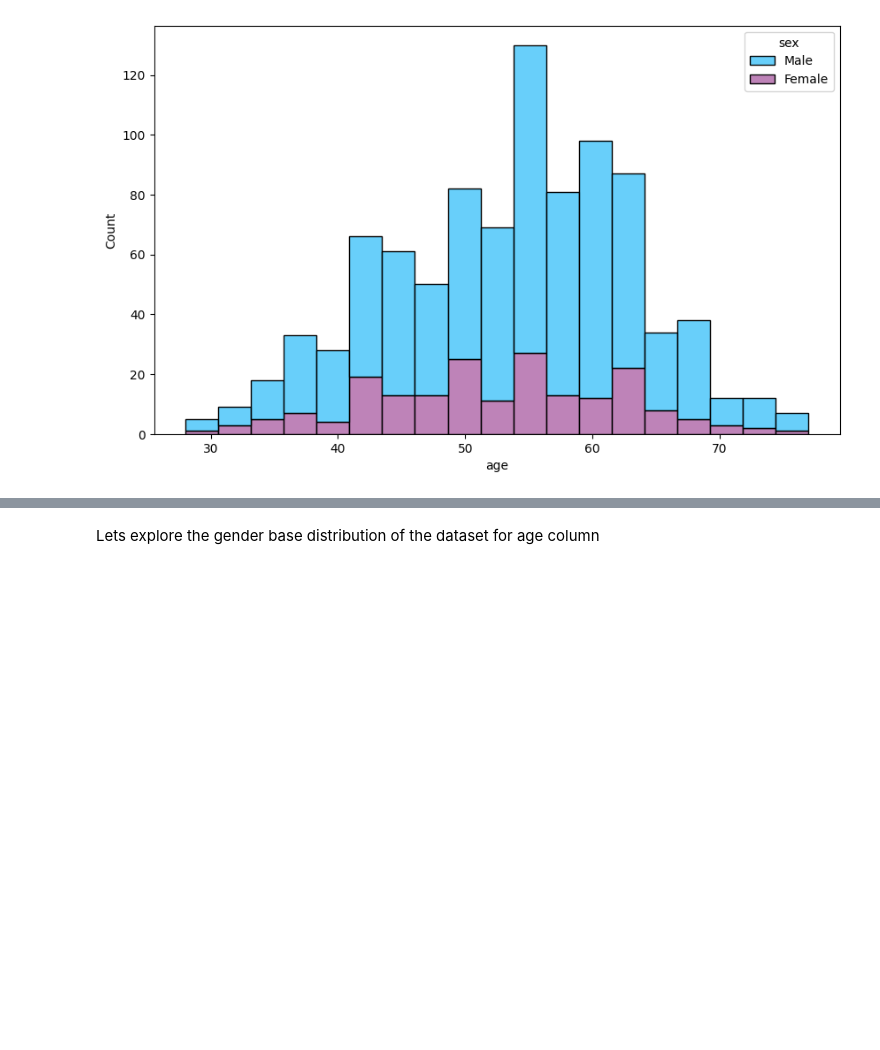
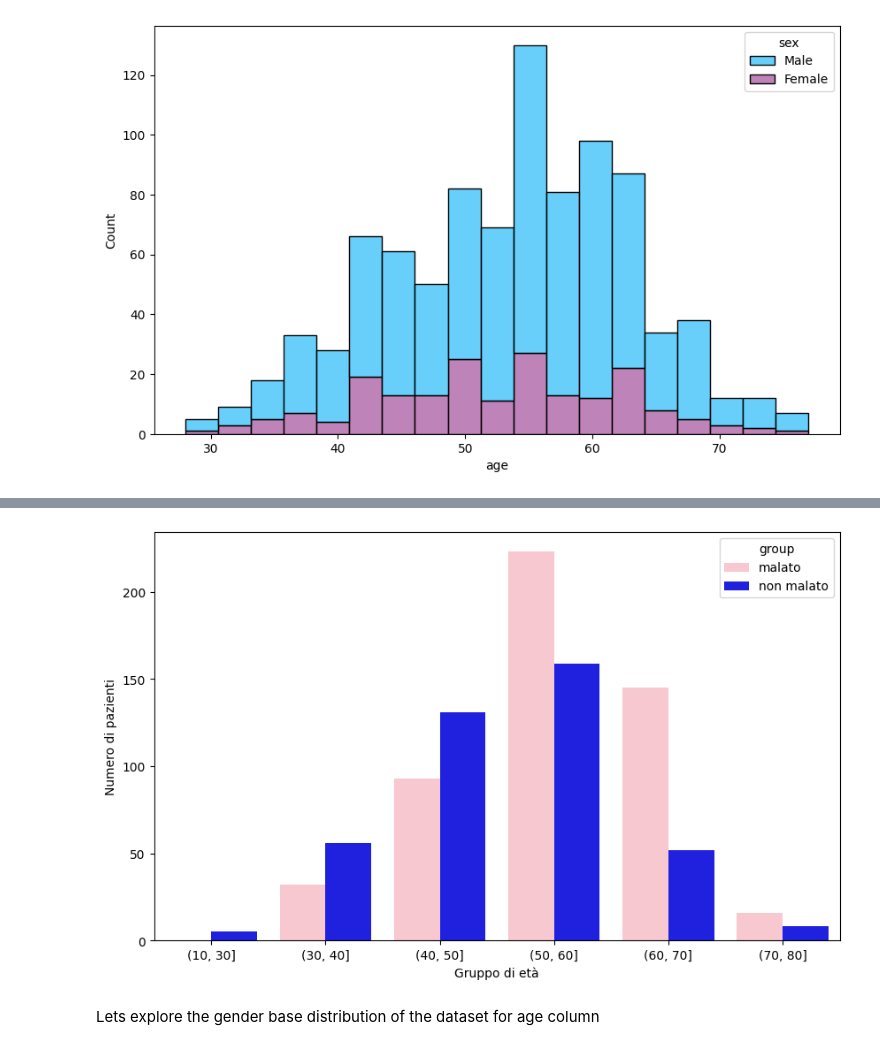
Before and after one commit to mattiaise/scientific-visualization, a Jupyter notebook: tiaHeart.ipynb, the cells around one changed output, grey strips where cells are left out. Drawn from its saved outputs; the diff is of its cells as text; code cells hidden in the pictures; blank space fills up the shorter version.

```diff
--- a/tiaHeart.ipynb
+++ b/tiaHeart.ipynb
@@ -33,3 +49,34 @@ plt.show()
+# %%
+df['group'] = df['num'].apply(lambda x: 'non malato' if x == 0 else 'malato')
+
+age_bins = [10, 30, 40, 50, 60, 70, 80, ]
+df['age_group'] = pd.cut(df['age'], bins=age_bins)
+
+# Contiamo il numero di malati e non malati in ciascun intervallo di età
+age_group_counts = pd.crosstab(df['age_group'], df['group'])
+
+# Resettiamo l'indice per facilitare la creazione del grafico
+age_group_counts = age_group_counts.reset_index()
+
+# Creiamo il grafico a barre
+age_group_counts_melted = age_group_counts.melt(id_vars='age_group', value_vars=['malato', 'non malato'],
+                                                var_name='group', value_name='count')
+
+plt.figure(figsize=(10, 6))
+barplot = sns.barplot(data=age_group_counts_melted, x='age_group', y='count', hue='group',
+                      palette={'non malato': 'blue', 'malato': 'pink'})
+
+# Impostiamo le etichette degli assi
+barplot.set_xlabel("Gruppo di età")
+barplot.set_ylabel("Numero di pazienti")
+
+# Impostiamo il titolo del grafico
+# barplot.set_title('Numero di malati e non malati per gruppo di età')
+
+# Mostriamo il grafico
+plt.show()
+# %% [output]
+[figure, added]
 # %% [markdown]
 Lets explore the gender base distribution of the dataset for age column
 # %%
```
Also changed, not shown: parts of 1 cell of this notebook, 1 other file.
